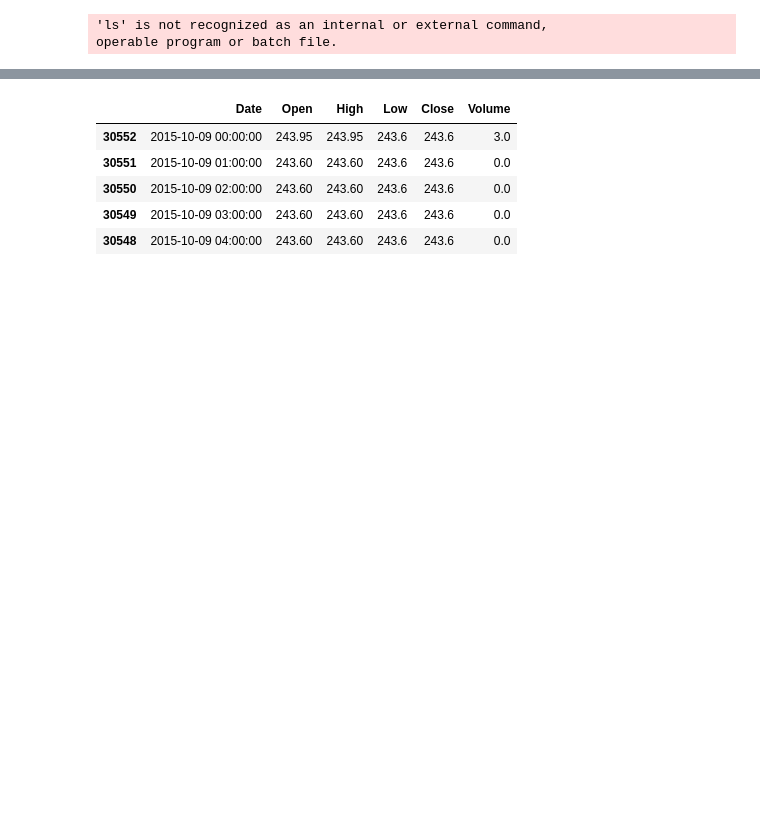
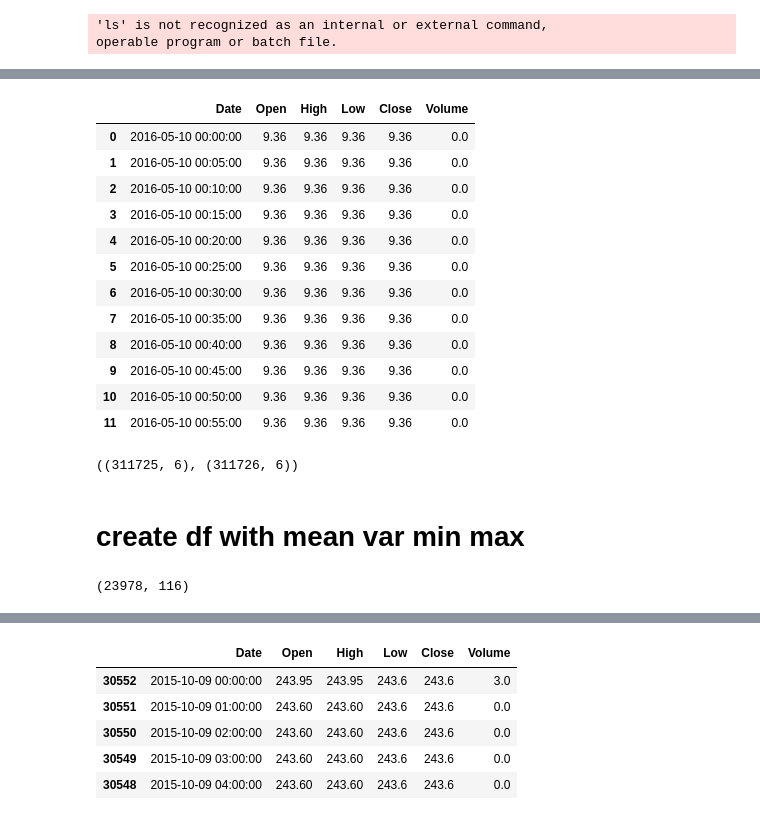
Before and after one commit to Nexil221/BSc-project, a Jupyter notebook: rf1.ipynb, the cells around one changed output, grey strips where cells are left out. Drawn from its saved outputs; the diff is of its cells as text; code cells hidden in the pictures; blank space fills up the shorter version.

Commit message:
mean

```diff
--- a/rf1.ipynb
+++ b/rf1.ipynb
@@ -144,10 +118,5 @@ df_btc.head()
 # %%
 #sort from same date btc and etc
-df_btc = df_btc.sort_values(by=['Date'], ascending=True)
+
 df_btc = df_btc[df_btc.Date.dt.date > datetime.date(2016, 5, 9)]
-df_eth = df_eth.sort_values(by=['Date'], ascending=True)
-df_eth = df_eth[df_etc.Date.dt.date > datetime.date(2016, 5, 9)]
-
-#reset index to 0,1,2,...
-df_btc = df_btc.reset_index(drop = True)
-df_eth = df_eth.reset_index(drop = True)
+df_eth = df_eth[df_eth.Date.dt.date > datetime.date(2016, 5, 9)]
@@ -153,0 +140,25 @@ df_eth = df_eth.reset_index(drop = True)
+# %%
+df_eth = df_eth.iloc[::5, :]
+df_eth = df_eth.reset_index(drop = True)
+
+df_eth.head()
+# %% [output]
+|  | Date | Open | High | Low | Close | Volume |
+| 0 | 2016-05-10 00:00:00 | 9.36 | 9.36 | 9.36 | 9.36 | 0.0 |
+| 1 | 2016-05-10 00:05:00 | 9.36 | 9.36 | 9.36 | 9.36 | 0.0 |
+| 2 | 2016-05-10 00:10:00 | 9.36 | 9.36 | 9.36 | 9.36 | 0.0 |
+| 3 | 2016-05-10 00:15:00 | 9.36 | 9.36 | 9.36 | 9.36 | 0.0 |
+| 4 | 2016-05-10 00:20:00 | 9.36 | 9.36 | 9.36 | 9.36 | 0.0 |
+| 5 | 2016-05-10 00:25:00 | 9.36 | 9.36 | 9.36 | 9.36 | 0.0 |
+| 6 | 2016-05-10 00:30:00 | 9.36 | 9.36 | 9.36 | 9.36 | 0.0 |
+| 7 | 2016-05-10 00:35:00 | 9.36 | 9.36 | 9.36 | 9.36 | 0.0 |
+| 8 | 2016-05-10 00:40:00 | 9.36 | 9.36 | 9.36 | 9.36 | 0.0 |
+| 9 | 2016-05-10 00:45:00 | 9.36 | 9.36 | 9.36 | 9.36 | 0.0 |
+| 10 | 2016-05-10 00:50:00 | 9.36 | 9.36 | 9.36 | 9.36 | 0.0 |
+| 11 | 2016-05-10 00:55:00 | 9.36 | 9.36 | 9.36 | 9.36 | 0.0 |
+# %%
+df_btc.shape, df_eth.shape
+# %% [output]
+((311725, 6), (311726, 6))
+# %% [markdown]
+# create df with mean var min max
@@ -153,0 +199,4 @@ df_eth = df_eth.reset_index(drop = True)
+# %%
+df_btc_eth.shape
+# %% [output]
+(23978, 116)
```
Also changed, not shown: parts of 62 cells of this notebook, 18 other files.
